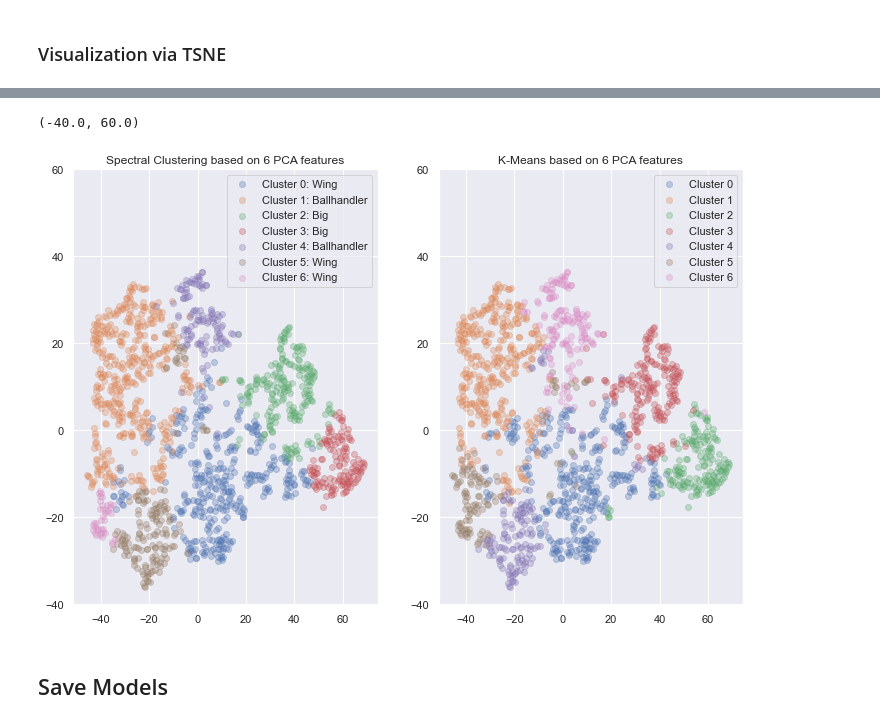
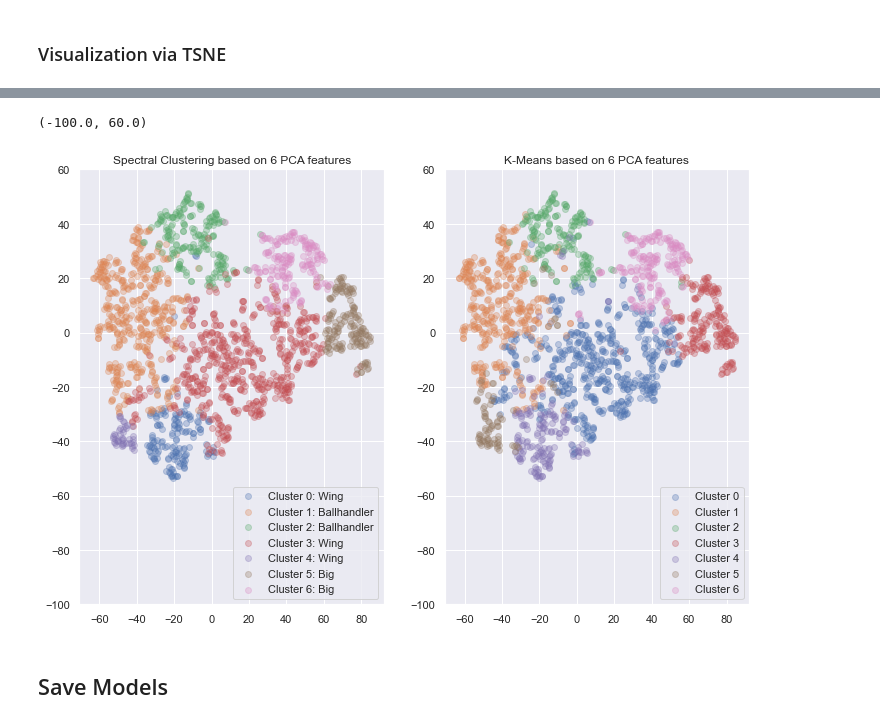
Before and after one commit to xulianrenzoku/synergy_clustering, a Jupyter notebook: nba_clustering_models.ipynb, the cells around one changed output, grey strips where cells are left out. Saved outputs shown, nothing was run; the diff lists cells and outputs as text; code cells hidden in the pictures.

```diff
--- a/nba_clustering_models.ipynb
+++ b/nba_clustering_models.ipynb
@@ -608,7 +610,7 @@ plt.tight_layout()
 Points Per Possession (PPP) & OBPM Distribution
 # %%
 figsize(12, 20)
-for i, cluster in enumerate([4, 1, 5, 6, 0, 2, 3], 0):
+for i, cluster in enumerate([2, 1, 0, 4, 3, 6, 5], 0):
     plt.subplot(12, 2, i*2+1)
     sns.distplot(df[df['player_cluster'] == cluster]['usg_pct'])
     plt.title(f'Cluster {cluster}: {cluster_dict[cluster]}\nUsage% Distribution')
@@ -817,5 +812,5 @@ plt.tight_layout()
 # %%
-tsne = TSNE(perplexity=30, random_state=0)
+tsne = TSNE(perplexity=20, random_state=0)
 X_tsne = tsne.fit_transform(X_transformed)
 # %%
 figsize(12, 6)
@@ -830,7 +825,7 @@ plt.tight_layout()
 # %%
 df_tsne = df.copy()
 # Choose k = 6
-sc_tsne = SpectralClustering(n_clusters=6, affinity='nearest_neighbors', random_state=42)
+sc_tsne = SpectralClustering(n_clusters=9, affinity='nearest_neighbors', random_state=42)
 sc_tsne.fit(X_tsne)
 df_tsne['cluster_label_tsne'] = sc_tsne.labels_
 # %%
@@ -922,0 +924,26 @@ plt.ylim(-40, 60)
+# %%
+figsize(12, 8)
+
+plt.subplot(1, 2, 1)
+for i in range(9):
+    cluster_cond = df_tsne['cluster_label_tsne'] == i
+    cluster_index = df_tsne[cluster_cond].index
+    plt.scatter(X_tsne[cluster_index, 0], X_tsne[cluster_index, 1], label=f'Cluster {i}', alpha=0.3)
+plt.legend(loc='lower right')
+plt.ylim(-100, 60)
+plt.title('Spectral Clustering based on T-SNE')
+
+n_clusters = 7
+
+plt.subplot(1, 2, 2)
+sc = SpectralClustering(n_clusters=n_clusters, affinity='nearest_neighbors',
+                        random_state=42)
+labels = sc.fit_predict(X_transformed)
+for i in range(n_clusters):
+    cluster_index = [j for j in range(len(labels)) if labels[j] == i]
+    plt.scatter(X_tsne[cluster_index, 0],
+                X_tsne[cluster_index, 1],
+                label=f'Cluster {i}: {cluster_dict[i]}', alpha=0.3)
+plt.legend(loc='lower right')
+plt.ylim(-100, 60)
+plt.title('Spectral Clustering based on 6 PCA features')
@@ -923,35 +953,35 @@ plt.ylim(-40, 60)
 # %%
 figsize(12, 8)
 
 n_clusters = 7
 
 plt.subplot(1, 2, 1)
 sc = SpectralClustering(n_clusters=n_clusters, affinity='nearest_neighbors',
                         random_state=42)
 labels = sc.fit_predict(X_transformed)
 for i in range(n_clusters):
     cluster_index = [j for j in range(len(labels)) if labels[j] == i]
     plt.scatter(X_tsne[cluster_index, 0],
                 X_tsne[cluster_index, 1],
                 label=f'Cluster {i}: {cluster_dict[i]}', alpha=0.3)
-plt.legend()
+plt.legend(loc='lower right')
+plt.ylim(-100, 60)
 plt.title('Spectral Clustering based on 6 PCA features')
-plt.ylim(-40, 60)
 
 plt.subplot(1, 2, 2)
 km = KMeans(n_clusters=n_clusters, random_state=42)
 labels = km.fit_predict(X_transformed)
 for i in range(n_clusters):
     cluster_index = [j for j in range(len(labels)) if labels[j] == i]
     plt.scatter(X_tsne[cluster_index, 0],
                 X_tsne[cluster_index, 1],
                 label=f'Cluster {i}', alpha=0.3)
 plt.title('K-Means based on 6 PCA features')
-plt.legend()
-plt.ylim(-40, 60)
+plt.legend(loc='lower right')
+plt.ylim(-100, 60)
 # %% [output]
-(-40.0, 60.0)
+(-100.0, 60.0)
-[figure, old version]
+[figure, new version]
 # %% [markdown]
 ## Save Models
 # %%
```
Also changed, not shown: parts of 43 cells of this notebook, 1 other file.
